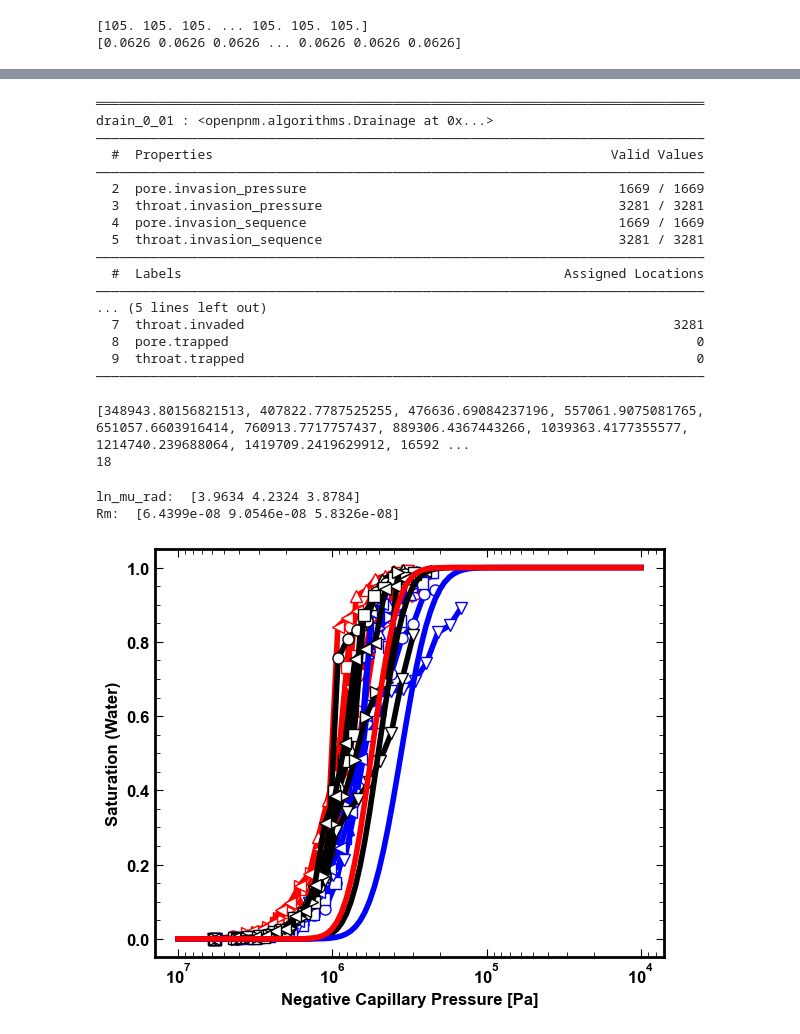
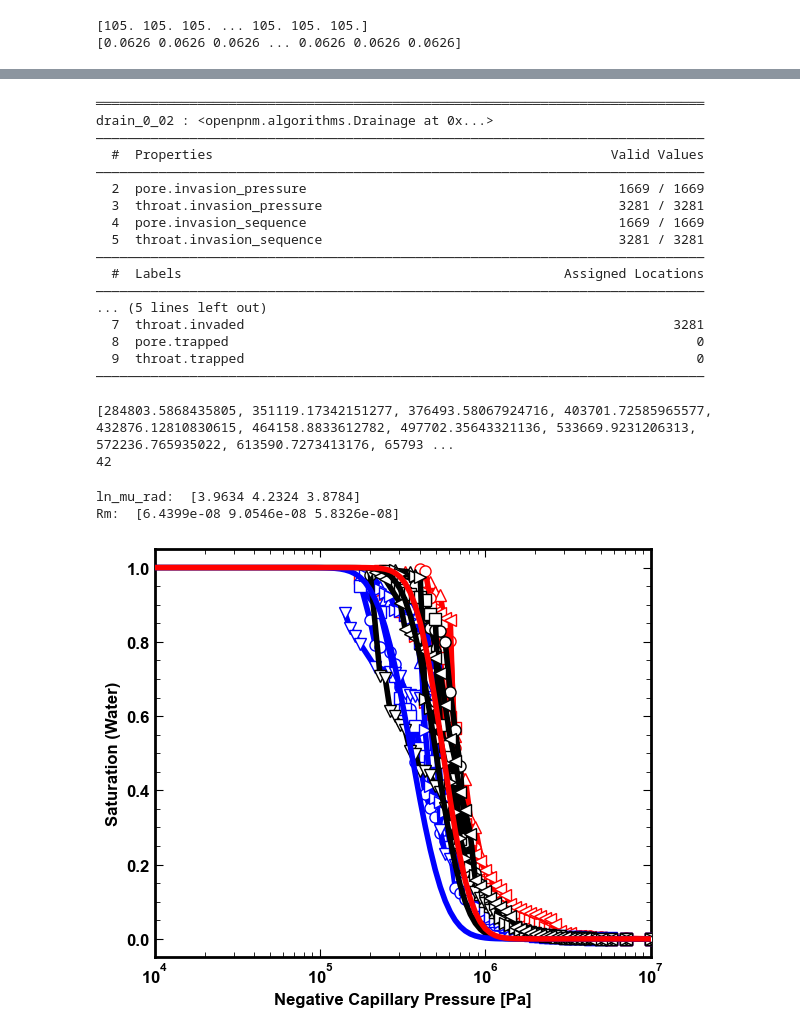
Before and after one commit to karaferner/transport-properties-modeling, a Jupyter notebook: temp_workbook_openpnm35_waterretentioncurve_testing.ipynb, the cells around one changed output, grey strips where cells are left out. Saved outputs shown, nothing was run; the diff lists cells and outputs as text; code cells hidden in the pictures.

```diff
--- a/temp_workbook_openpnm35_waterretentioncurve_testing.ipynb
+++ b/temp_workbook_openpnm35_waterretentioncurve_testing.ipynb
@@ -165,8 +160,8 @@ for s,sample in enumerate(pn_total[1]):
         region.regenerate_models()
 
 
-        region['pore.diameter'] = region['pore.extended_diameter']
-        region['throat.diameter'] = region['throat.inscribed_diameter']
+        region['pore.diameter'] = region['pore.equivalent_diameter']
+        region['throat.diameter'] = region['throat.equivalent_diameter']
 
         region.add_model(propname='throat.coords',model=op.models.geometry.throat_centroid.pore_coords)
 
@@ -207,6 +202,8 @@ print(phases[0][0]['throat.surface_tension'])
 # %%
 percs = []
 drains = []
+pressures = np.logspace(4,7,100)
+
 for s,sample in enumerate(pn_total[1]):
     sample_percs = []
     sample_drains = []
@@ -225,7 +222,7 @@ for s,sample in enumerate(pn_total[1]):
         op.algorithms.Drainage(network=region,phase=phases[s][r]).reset()
         drain = op.algorithms.Drainage(network=region,phase=phases[s][r],name='drain_{}_{}'.format(s,r))
         drain.set_inlet_BC(pores = used_inlets)
-        drain.run()
+        drain.run(pressures=pressures)
 
         sample_percs.append(perc)
         sample_drains.append(drain)
@@ -249,7 +246,7 @@ for s,sample in enumerate(pn_total[1]):
 print(drains[0][0])
 # %% [output]
 ══════════════════════════════════════════════════════════════════════════════
-drain_0_01 : <openpnm.algorithms.Drainage at 0x...>
+drain_0_02 : <openpnm.algorithms.Drainage at 0x...>
 ――――――――――――――――――――――――――――――――――――――――――――――――――――――――――――――――――――――――――――――
   #  Properties                                                   Valid Values
 ――――――――――――――――――――――――――――――――――――――――――――――――――――――――――――――――――――――――――――――
@@ -315,8 +312,8 @@ for s,sample in enumerate(drains):
 print(drain_pcs[0][0])
 print(len(drain_pcs[0][0]))
 # %% [output]
-[348943.80156821513, 407822.7787525255, 476636.69084237196, 557061.9075081765, 651057.6603916414, 760913.7717757437, 889306.4367443266, 1039363.4177355577, 1214740.239688064, 1419709.2419629912, 16592 ...
-18
+[284803.5868435805, 351119.17342151277, 376493.58067924716, 403701.72585965577, 432876.12810830615, 464158.8833612782, 497702.35643321136, 533669.9231206313, 572236.765935022, 613590.7273413176, 65793 ...
+42
 # %%
 #log normal mean (diam [nm])
 ln_mu_diam = np.array([4.6565,4.9255,4.5715])
@@ -341,35 +338,35 @@ Rm:  [6.4399e-08 9.0546e-08 5.8326e-08]
 fig, ax = plt.subplots()
 
 line_colors =['k','b','r']
 shapes = ['^','o','s','v','>','<']
 zorders = [100,99,98]
 
 for s,sample in enumerate(perc_pcs):
     for r,region in enumerate(sample):
         # if s==1 and r==4:
         if True:
             # ax.plot(region,1-np.array(perc_sats[s][r]),color = line_colors[s], marker = shapes[r],
             #         markeredgewidth=0.5, markerfacecolor='white',zorder=zorders[s])
             ax.plot(drain_pcs[s][r],1-np.array(drain_sats[s][r]),linewidth=4,color = line_colors[s], marker = shapes[r],
                     markeredgewidth=1,markersize=8, markerfacecolor='white',zorder=zorders[s])
 
 
 
 for i,sample in enumerate(rm):
     rk = rm[i]
     sk = ln_sigma[i]/2
     x = np.log(rcap/rk)/(sk*np.sqrt(2))
     s = 0.5*(1+sp.special.erf(x))
     ax.plot(pcap*1,s,color=line_colors[i], linewidth=4,zorder=200)
 
 ax.set_xlabel("Negative Capillary Pressure [Pa]")
 ax.set_ylabel("Saturation (Water)")
 ax.set_xscale('log')
-# ax.set_xlim([10**7, 10**4])
+ax.set_xlim([10**7, 10**4])
 ax.invert_xaxis()
 plt.tick_params(axis='x', which='minor')
 # %% [output]
-[figure, old version]
+[figure, new version]
 # %%
 #interpolation to average water retention curves for each sample across regions
 
```
Also changed, not shown: parts of 21 cells of this notebook, 2 other files.
